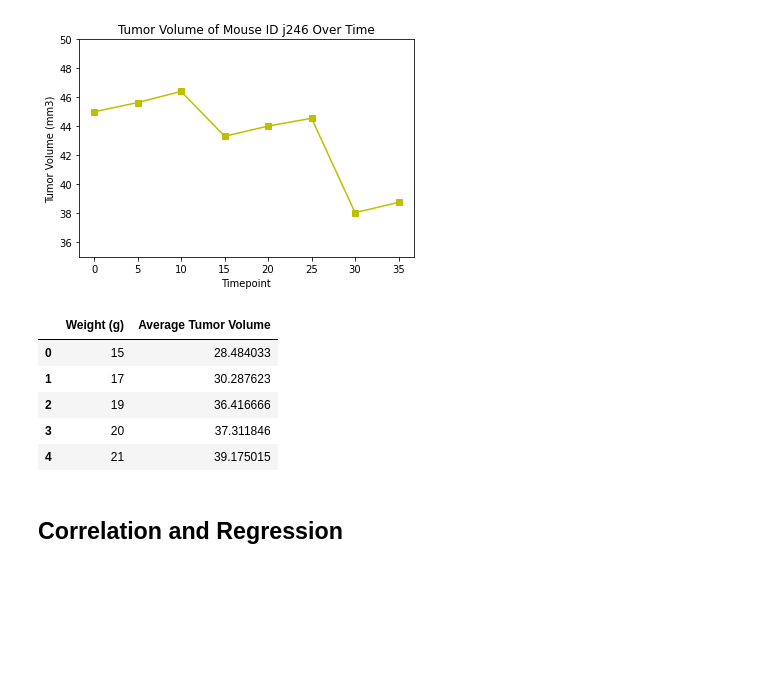
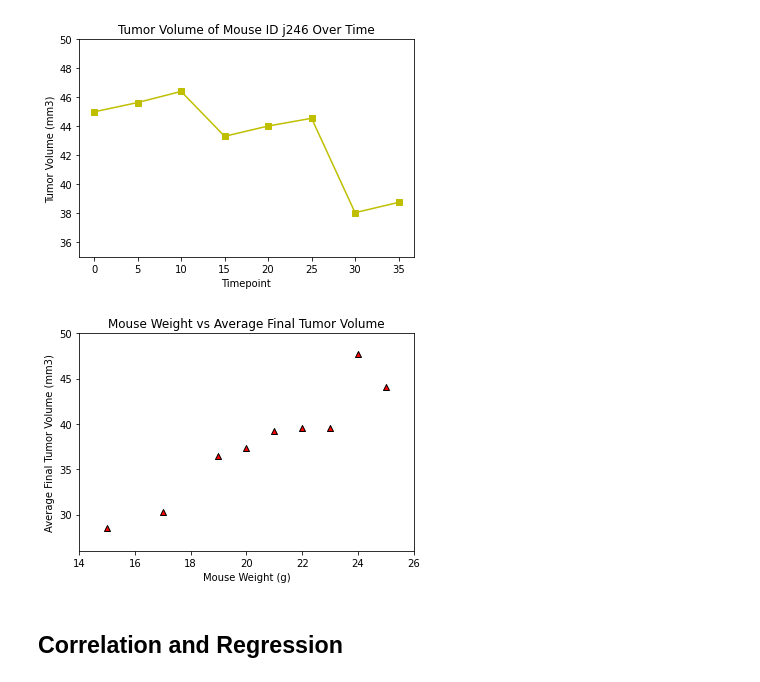
Before and after one commit to JoeKell/PharmaceuticalDataPlots, a Jupyter notebook: Pymaceuticals/pymaceuticals_final.ipynb, the cells around one changed output. Drawn from its saved outputs; the diff is of its cells as text; code cells hidden in the pictures; blank space fills up the shorter version.

Commit message:
Finished scatter plot, only one section left to finish.

```diff
--- a/Pymaceuticals/pymaceuticals_final.ipynb
+++ b/Pymaceuticals/pymaceuticals_final.ipynb
@@ -306,20 +306,21 @@ plt.show()
 # %%
 # Generate a scatter plot of average tumor volume vs. mouse weight for the Capomulin regimen
 Weight_df=combined_clean.loc[combined_clean["Drug Regimen"]=="Capomulin",:]
 # Reduce to final timepoint per mouse
 Weight_df=Weight_df.groupby(["Drug Regimen","Mouse ID"])["Timepoint"].max().reset_index()
 # Merge this group df with the original dataframe to get the tumor volume at the last timepoint
 Weight_df=pd.merge(Weight_df,combined_clean[["Mouse ID","Timepoint","Tumor Volume (mm3)","Weight (g)"]],on=["Mouse ID","Timepoint"],how="left")
-#Weight_df.drop(columns=["Drug Regimen"])
 Weight_df=Weight_df.groupby(["Weight (g)"])["Tumor Volume (mm3)"].mean().reset_index(name="Average Tumor Volume")
-Weight_df.head()
+#Weight_df.head()
+plt.scatter(Weight_df["Weight (g)"], Weight_df["Average Tumor Volume"], marker="^", facecolors="red", edgecolors="black")
+plt.title("Mouse Weight vs Average Final Tumor Volume")
+plt.xlabel("Mouse Weight (g)")
+plt.ylabel("Average Final Tumor Volume (mm3)")
+plt.xlim(14,26)
+plt.ylim(26,50)
+plt.show()
 # %% [output]
-|  | Weight (g) | Average Tumor Volume |
-| 0 | 15 | 28.484033 |
-| 1 | 17 | 30.287623 |
-| 2 | 19 | 36.416666 |
-| 3 | 20 | 37.311846 |
-| 4 | 21 | 39.175015 |
+[figure, added]
 # %% [markdown]
 ## Correlation and Regression
 # %%
```
Also changed, not shown: parts of 1 cell of this notebook.
